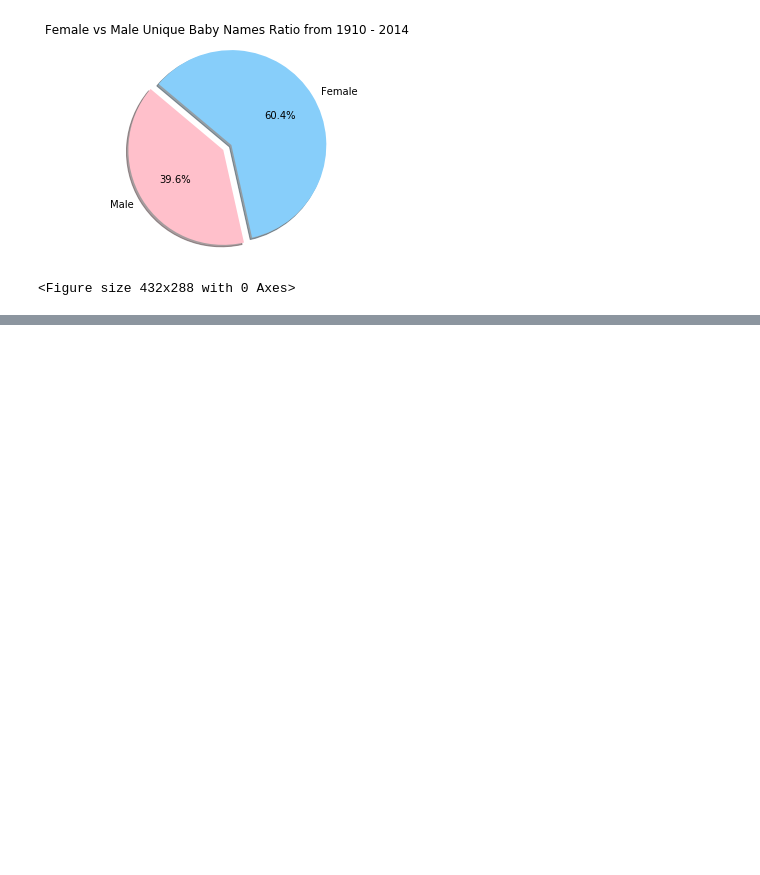
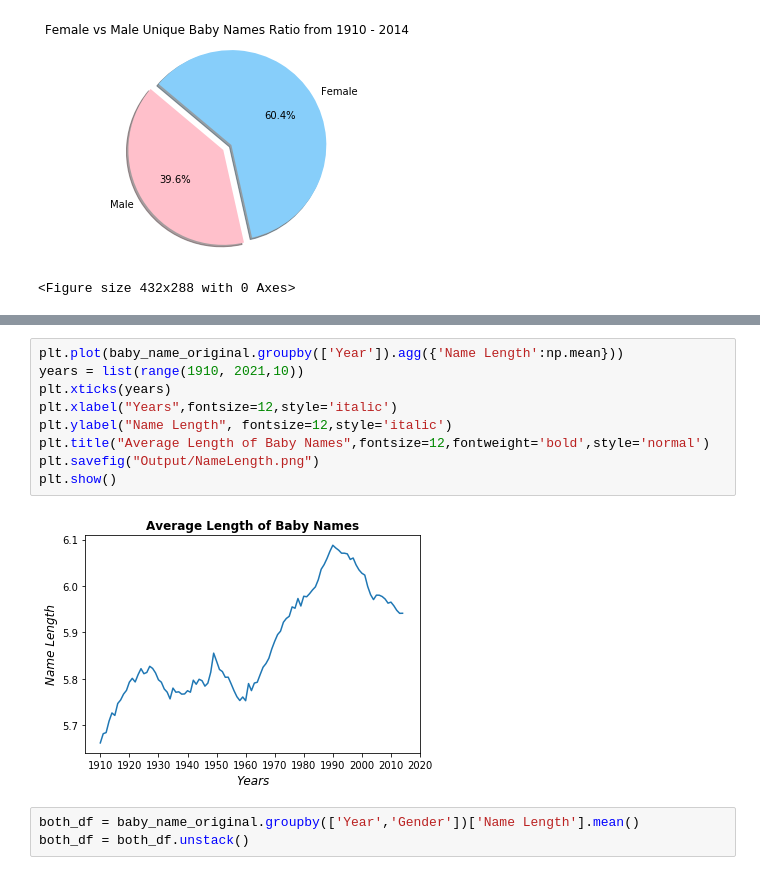
Before and after one commit to kekelee0714/BootcampProject, a Jupyter notebook: US Baby Names Presentation.ipynb, the cells around one changed output, grey strips where cells are left out. Cells and saved outputs as stored; diff of their text form; blank space fills up the shorter version.

```diff
--- a/US Baby Names Presentation.ipynb
+++ b/US Baby Names Presentation.ipynb
@@ -249,0 +366,14 @@ plt.savefig(f'Output/Female vs Male Unique Baby Names Ratio from 1910 - 2014.png
+# %%
+plt.plot(baby_name_original.groupby(['Year']).agg({'Name Length':np.mean}))
+years = list(range(1910, 2021,10))
+plt.xticks(years)
+plt.xlabel("Years",fontsize=12,style='italic')
+plt.ylabel("Name Length", fontsize=12,style='italic')
+plt.title("Average Length of Baby Names",fontsize=12,fontweight='bold',style='normal')
+plt.savefig("Output/NameLength.png")
+plt.show()
+# %% [output]
+[figure, added]
+# %%
+both_df = baby_name_original.groupby(['Year','Gender'])['Name Length'].mean()
+both_df = both_df.unstack()
```
Also changed, not shown: parts of 27 cells of this notebook, 12 other files.
